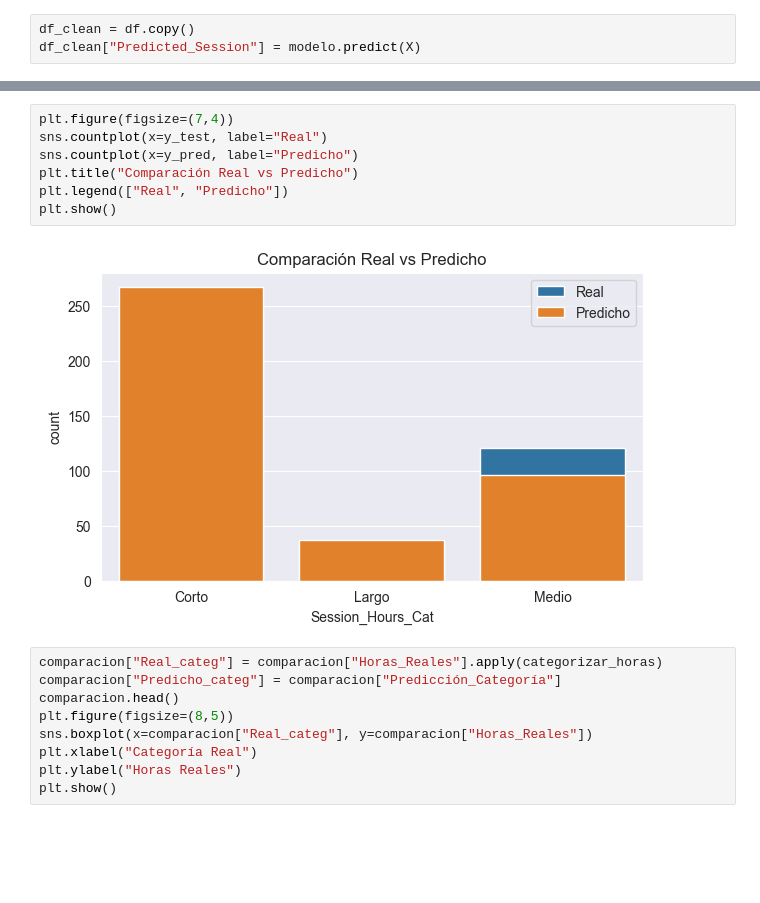
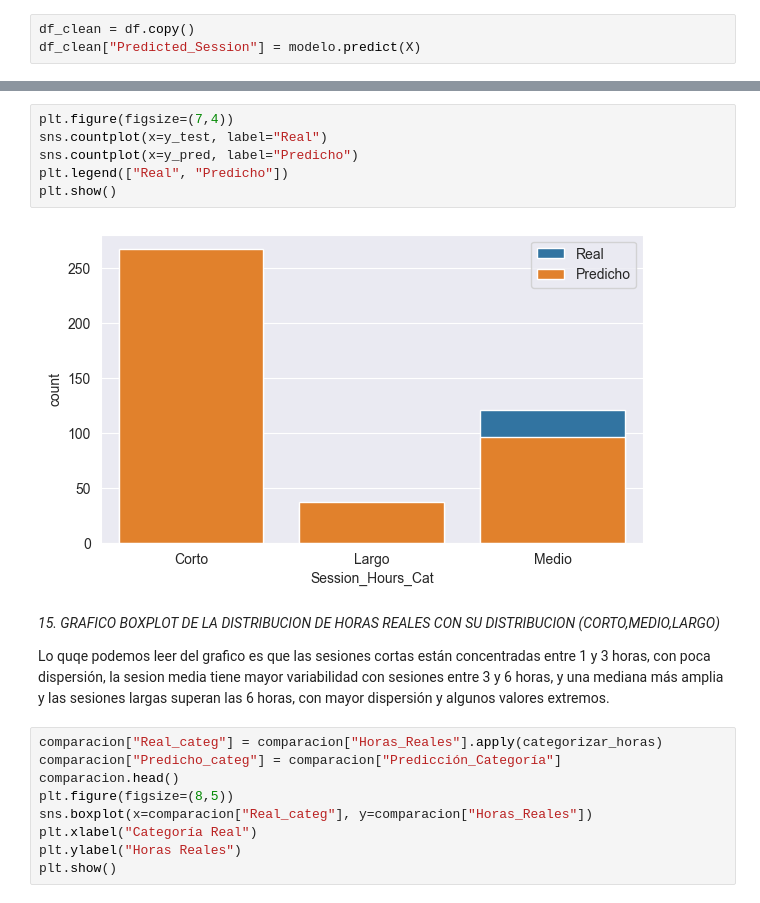
Before and after one commit to pauarsu/tattoo-studio-analysis, a Jupyter notebook: notebook/modelado.ipynb, the cells around one changed output, grey strips where cells are left out. Cells and saved outputs as stored; diff of their text form; blank space fills up the shorter version.

```diff
--- a/notebook/modelado.ipynb
+++ b/notebook/modelado.ipynb
@@ -71,12 +128,16 @@ df_clean["Predicted_Session"] = modelo.predict(X)
 # %%
 plt.figure(figsize=(7,4))
 sns.countplot(x=y_test, label="Real")
 sns.countplot(x=y_pred, label="Predicho")
-plt.title("Comparación Real vs Predicho")
 plt.legend(["Real", "Predicho"])
 plt.show()
 # %% [output]
-[figure, old version]
+[figure, new version]
+# %% [markdown]
+*15. GRAFICO BOXPLOT DE LA DISTRIBUCION DE HORAS REALES CON SU DISTRIBUCION (CORTO,MEDIO,LARGO)*
+
+
+Lo quqe podemos leer del grafico es que las sesiones cortas están concentradas entre 1 y 3 horas, con poca dispersión, la sesion media tiene mayor variabilidad con sesiones entre 3 y 6 horas, y una mediana más amplia y las sesiones largas superan las 6 horas, con mayor dispersión y algunos valores extremos.
 # %%
 comparacion["Real_categ"] = comparacion["Horas_Reales"].apply(categorizar_horas)
 comparacion["Predicho_categ"] = comparacion["Predicción_Categoría"]
```
Also changed, not shown: parts of 25 cells of this notebook.
